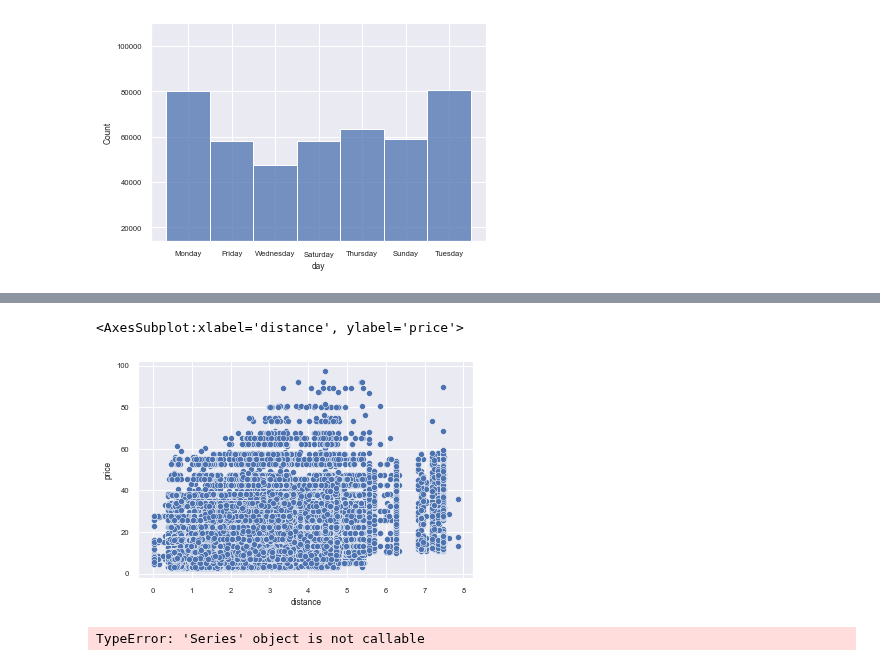
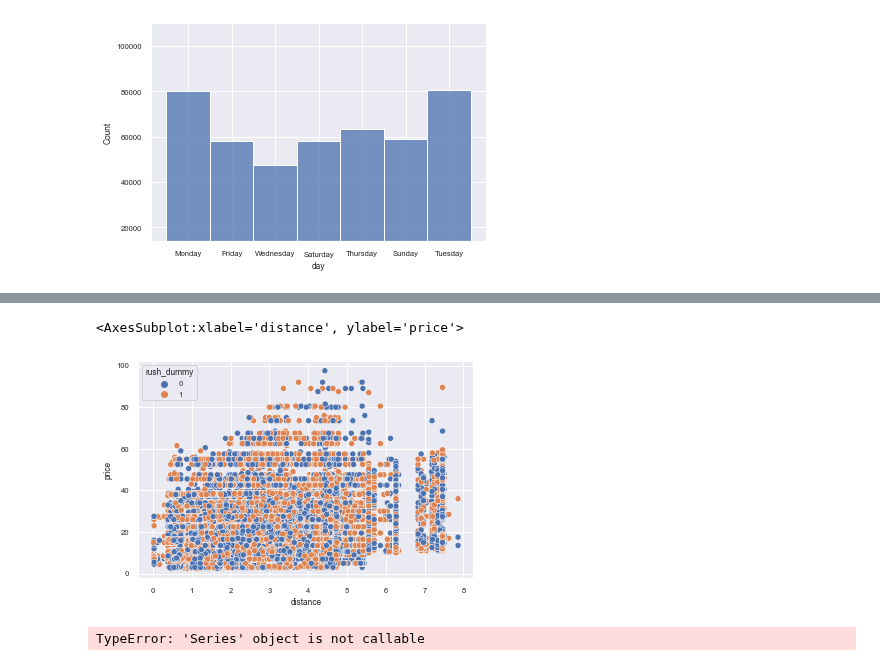
Before and after one commit to cndywu/TheYelpers, a Jupyter notebook: Final_Project.ipynb, the cells around one changed output, grey strips where cells are left out. Cells and saved outputs as stored; diff of their text form; code cells hidden in the pictures.

```diff
--- a/Final_Project.ipynb
+++ b/Final_Project.ipynb
@@ -216,8 +216,8 @@ sns.lineplot(x='hour', y='price', hue='day', data=train)
 # %%
-sns.scatterplot(x='distance',y='price', data=train)
+sns.scatterplot(x='distance',y='price', data=train, hue='rush_dummy')
 # %% [output]
 <AxesSubplot:xlabel='distance', ylabel='price'>
-[figure, old version]
+[figure, new version]
 # %%
 train.dtypes()
 # %% [output]
```
Also changed, not shown: parts of 4 cells of this notebook, 4 other files.
